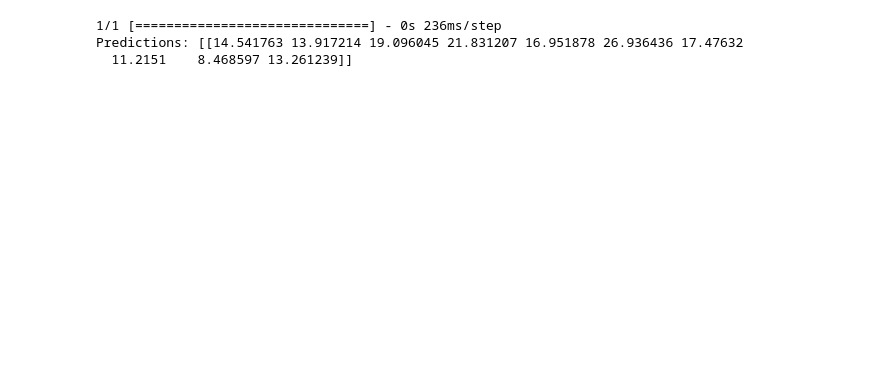
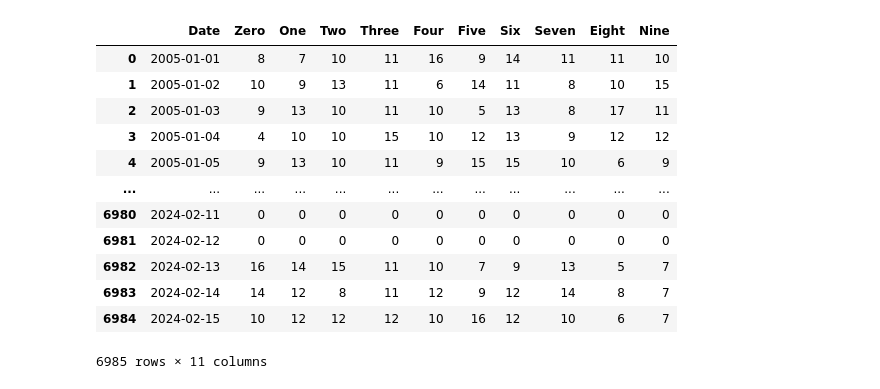
Before and after one commit to Tynab/Lottery, a Jupyter notebook: predictions.ipynb, the cells around one changed output. Saved outputs shown, nothing was run; the diff lists cells and outputs as text; code cells hidden in the pictures; blank space fills up the shorter version.

```diff
--- a/predictions.ipynb
+++ b/predictions.ipynb
@@ -5,3 +8,18 @@ import tensorflow as tf
 # %%
 # Đọc dữ liệu từ tập tin CSV
 df = pd.read_csv('lottery.csv')
+df
+# %% [output]
+|  | Date | Zero | One | Two | Three | Four | Five | Six | Seven | Eight | Nine |
+| 0 | 2005-01-01 | 8 | 7 | 10 | 11 | 16 | 9 | 14 | 11 | 11 | 10 |
+| 1 | 2005-01-02 | 10 | 9 | 13 | 11 | 6 | 14 | 11 | 8 | 10 | 15 |
+| 2 | 2005-01-03 | 9 | 13 | 10 | 11 | 10 | 5 | 13 | 8 | 17 | 11 |
+| 3 | 2005-01-04 | 4 | 10 | 10 | 15 | 10 | 12 | 13 | 9 | 12 | 12 |
+| 4 | 2005-01-05 | 9 | 13 | 10 | 11 | 9 | 15 | 15 | 10 | 6 | 9 |
+| ... | ... | ... | ... | ... | ... | ... | ... | ... | ... | ... | ... |
+| 6980 | 2024-02-11 | 0 | 0 | 0 | 0 | 0 | 0 | 0 | 0 | 0 | 0 |
+| 6981 | 2024-02-12 | 0 | 0 | 0 | 0 | 0 | 0 | 0 | 0 | 0 | 0 |
+| 6982 | 2024-02-13 | 16 | 14 | 15 | 11 | 10 | 7 | 9 | 13 | 5 | 7 |
+| 6983 | 2024-02-14 | 14 | 12 | 8 | 11 | 12 | 9 | 12 | 14 | 8 | 7 |
+| 6984 | 2024-02-15 | 10 | 12 | 12 | 12 | 10 | 16 | 12 | 10 | 6 | 7 |
+6985 rows × 11 columns
@@ -14,8 +25,0 @@ loaded_model = km.load_model('lottery.keras')
-# %%
-# Dự đoán số lần xuất hiện của các cột từ zero đến nine cho hàng cuối cùng trong dữ liệu
-predictions = loaded_model.predict(last_row_tensor)
-print(f'Predictions: {predictions}')
-# %% [output]
-1/1 [==============================] - 0s 236ms/step
-Predictions: [[14.541763 13.917214 19.096045 21.831207 16.951878 26.936436 17.47632
-  11.2151    8.468597 13.261239]]
```
Also changed, not shown: parts of 7 cells of this notebook, 4 other files.
